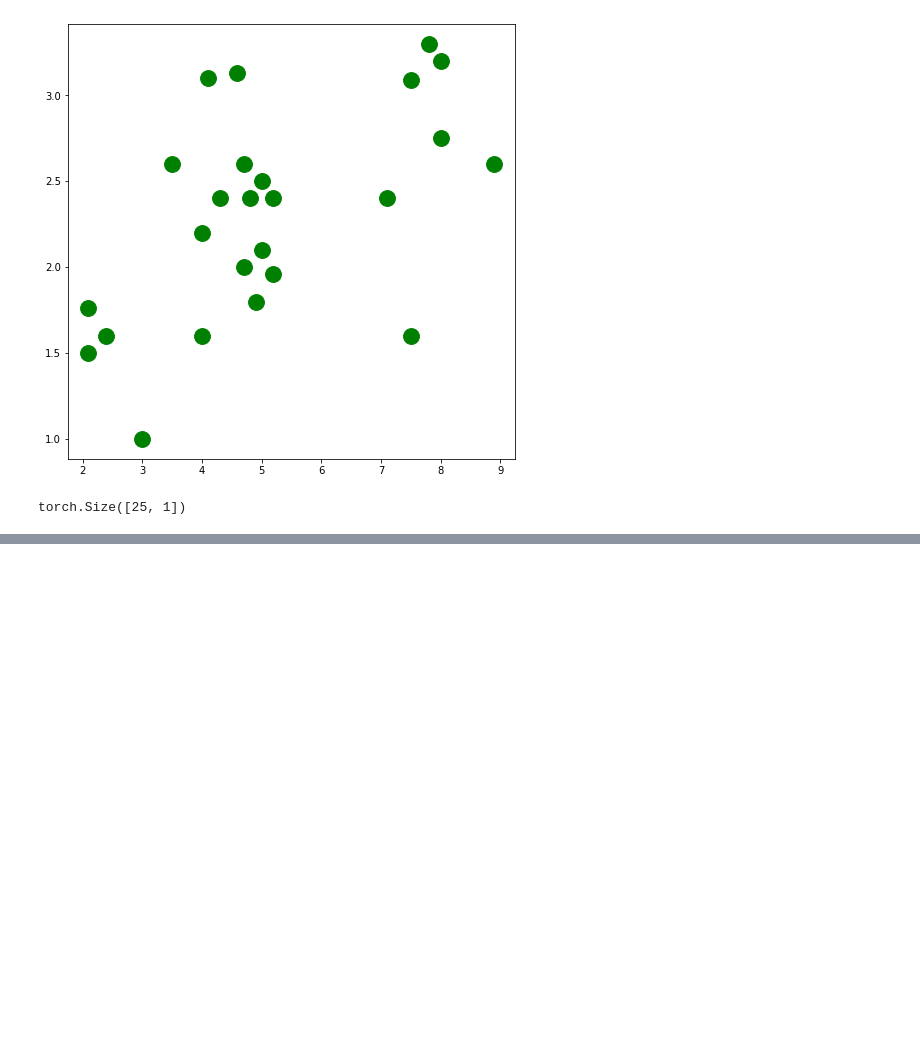
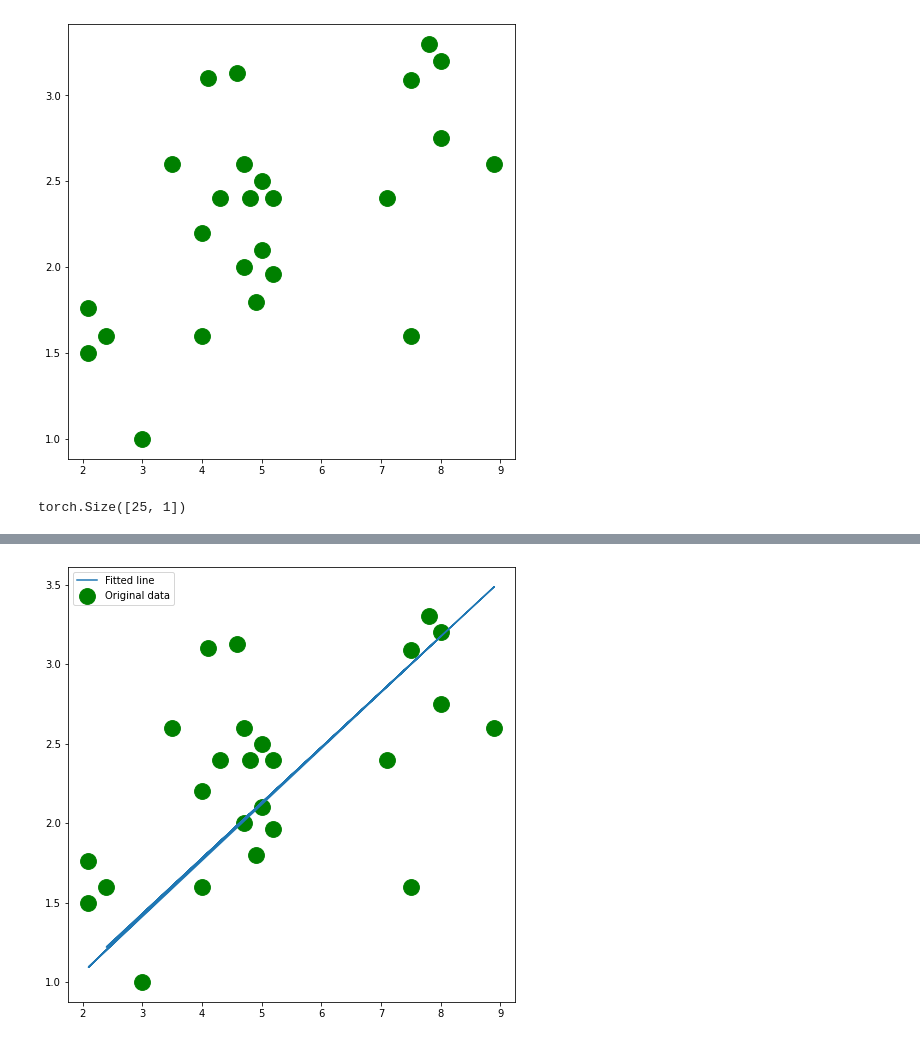
Before and after one commit to neeraj1909/building_your_first_pytorch_solution, a Jupyter notebook: regression_using_nn_layers_and_optimizers.ipynb, the cells around one changed output, grey strips where cells are left out. Saved outputs shown, nothing was run; the diff lists cells and outputs as text; code cells hidden in the pictures; blank space fills up the shorter version.

Commit message:
training a regression model using pytorch built-in optimizer

```diff
--- a/regression_using_nn_layers_and_optimizers.ipynb
+++ b/regression_using_nn_layers_and_optimizers.ipynb
@@ -143,0 +146,7 @@ plt.show()
+# %%
+model = torch.nn.Sequential(
+            torch.nn.Linear(inp, hidden),
+            torch.nn.ReLU(),
+            torch.nn.Linear(hidden, out))
+
+loss_fn = torch.nn.MSELoss(reduction='sum')
@@ -143,0 +189,3 @@ plt.show()
+# %%
+predicted_in_tensor = model(x)
+predicted_in_tensor
@@ -143,0 +210,3 @@ plt.show()
+# %%
+predicted = predicted_in_tensor.detach().numpy()    # detaching the tensor from the computation graph
+predicted
@@ -143,0 +231,10 @@ plt.show()
+# %%
+# visualization of the predicted output
+
+plt.figure(figsize=(8, 8))
+plt.scatter(x_train, y_train, c='green', s=250, label='Original data')
+plt.plot(x_train, predicted, label='Fitted line')
+plt.legend()
+plt.show()
+# %% [output]
+[figure, added]
```
Also changed, not shown: parts of 8 cells of this notebook.
